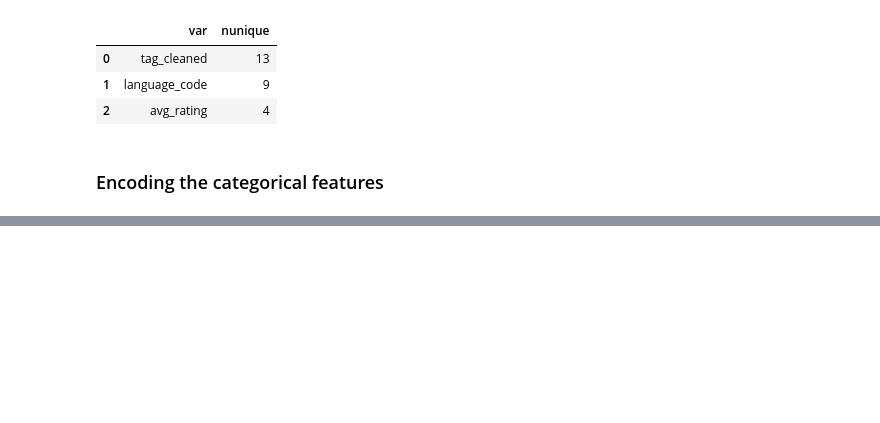
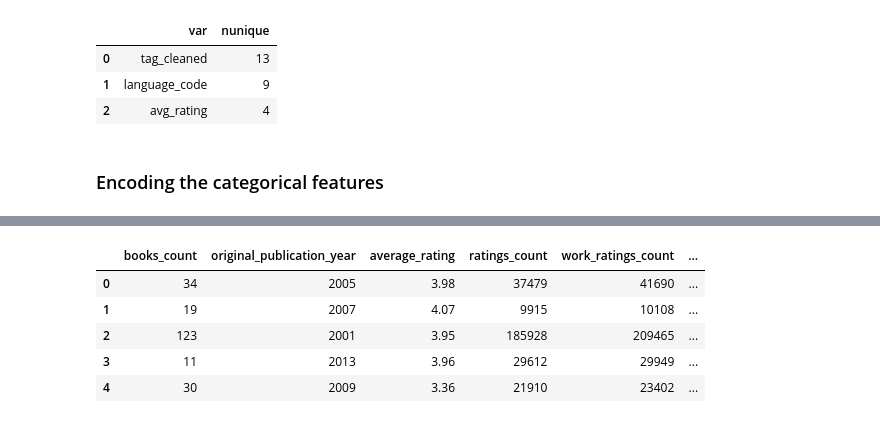
Before and after one commit to Eserichard/Book-Recommender, a Jupyter notebook: ML_RecSys_booksdata.ipynb, the cells around one changed output, grey strips where cells are left out. Saved outputs shown, nothing was run; the diff lists cells and outputs as text; code cells hidden in the pictures; blank space fills up the shorter version.

```diff
--- a/ML_RecSys_booksdata.ipynb
+++ b/ML_RecSys_booksdata.ipynb
@@ -667,0 +684,18 @@ df_cat
+# %%
+from sklearn.preprocessing import LabelEncoder
+
+# The LabelEncoder
+le = LabelEncoder()
+
+# Encode the categorical target in the combined data
+df[target] = le.fit_transform(df[target].astype(str))
+
+# Print the first 5 rows of df
+df.head()
+# %% [output]
+|  | books_count | original_publication_year | average_rating | ratings_count | work_ratings_count | ... |
+| 0 | 34 | 2005 | 3.98 | 37479 | 41690 | ... |
+| 1 | 19 | 2007 | 4.07 | 9915 | 10108 | ... |
+| 2 | 123 | 2001 | 3.95 | 185928 | 209465 | ... |
+| 3 | 11 | 2013 | 3.96 | 29612 | 29949 | ... |
+| 4 | 30 | 2009 | 3.36 | 21910 | 23402 | ... |
```
Also changed, not shown: parts of 49 cells of this notebook.
